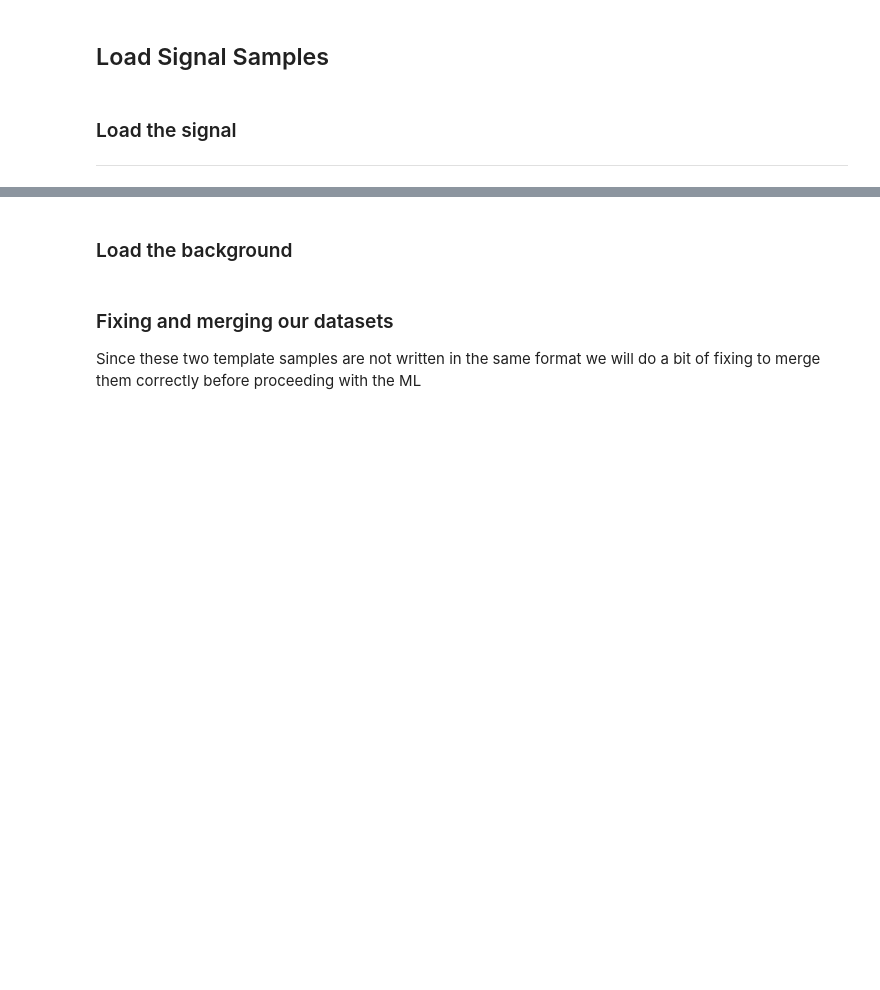
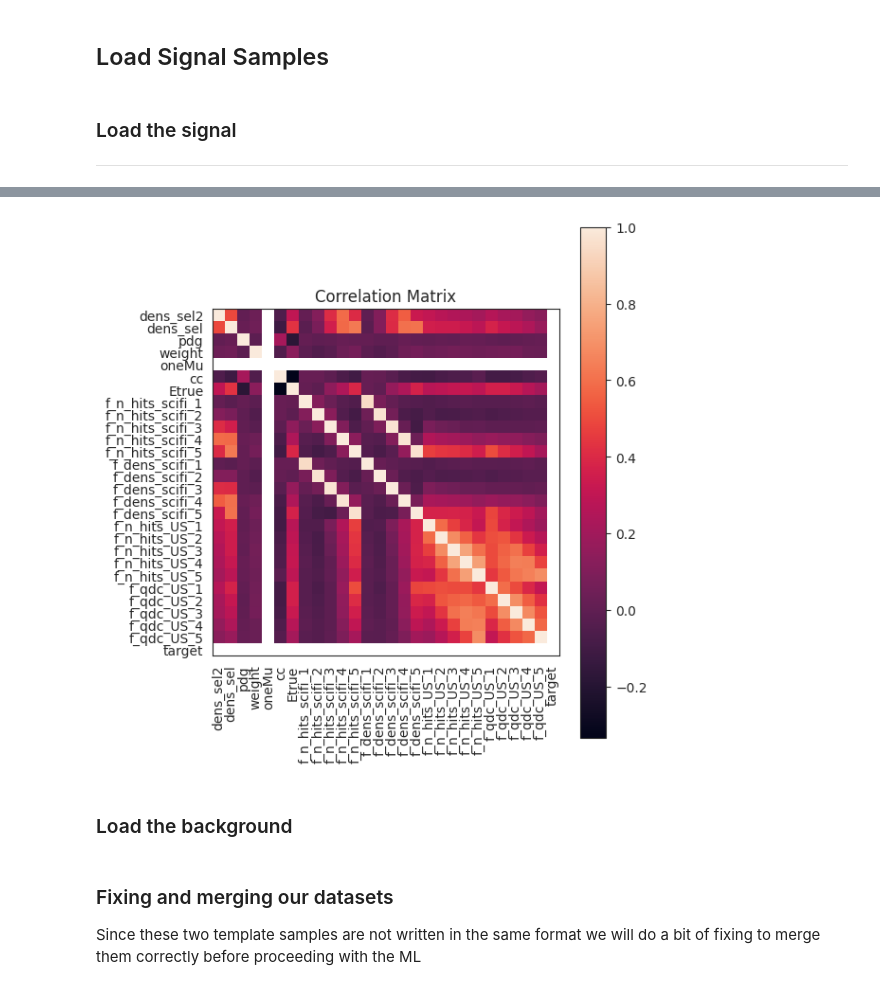
Before and after one commit to jajajandro/LIP_updated-codes, a Jupyter notebook: Template_ML.ipynb, the cells around one changed output, grey strips where cells are left out. Saved outputs shown, nothing was run; the diff lists cells and outputs as text; code cells hidden in the pictures; blank space fills up the shorter version.

```diff
--- a/Template_ML.ipynb
+++ b/Template_ML.ipynb
@@ -93,3 +87,7 @@ plt.show()
+# %%
+plotCorrelation(background_df)
+# %% [output]
+[figure, added]
 # %% [markdown]
 ### Load the background
 # %% [markdown]
```
Also changed, not shown: parts of 25 cells of this notebook.
